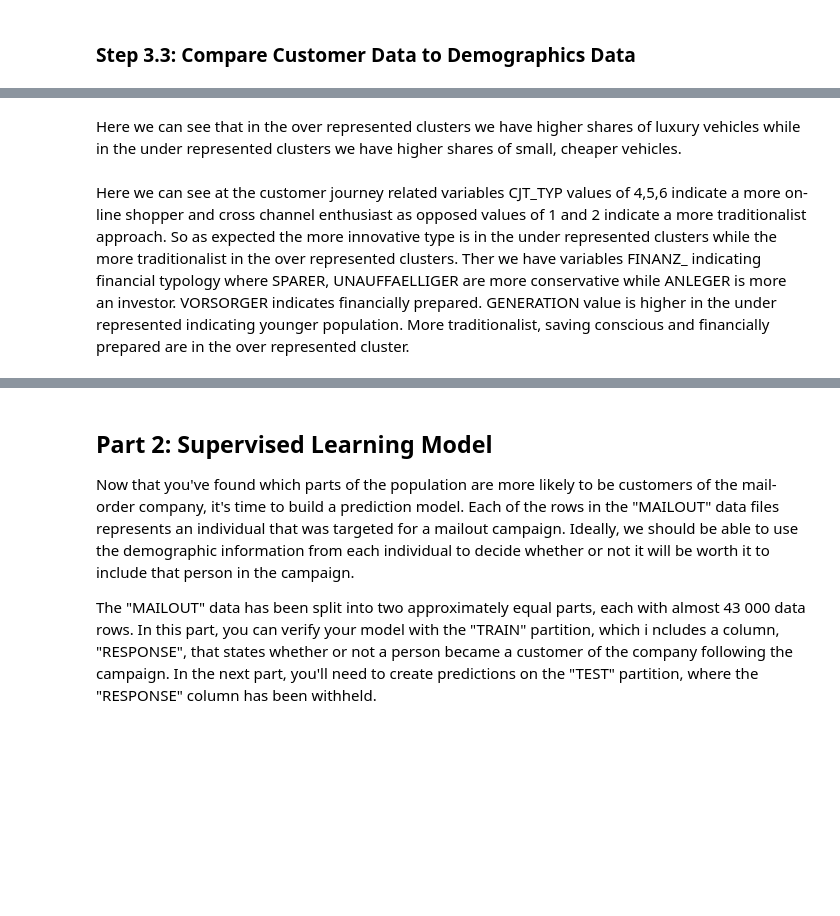
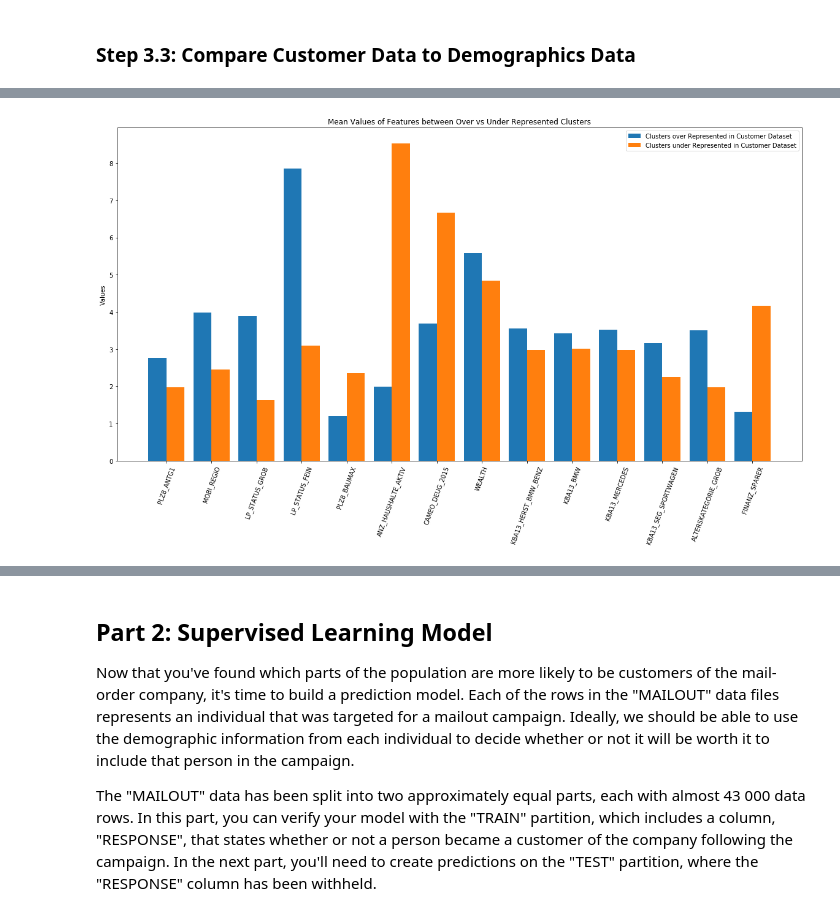
Before and after one commit to santamm/Customer-Segmentation, a Jupyter notebook: Arvato Project Workbook.ipynb, the cells around one changed output, grey strips where cells are left out. Saved outputs shown, nothing was run; the diff lists cells and outputs as text; code cells hidden in the pictures; blank space fills up the shorter version.

Commit message:
Customer Segmentation Report

```diff
--- a/Arvato Project Workbook.ipynb
+++ b/Arvato Project Workbook.ipynb
@@ -360,7 +472,7 @@ We will drop CAMEO_DEU_2015 (redundant), EINGEFUEGT_AM (has thousands of dates,
 def drop_categorical(df):
     """
     """
-    categorical_to_drop = ['CAMEO_DEU_2015','D19_LETZTER_KAUF_BRANCHE','EINGEFUEGT_AM','VERDICHTUNGSRAUM']
+    categorical_to_drop = ['CAMEO_DEU_2015','D19_LETZTER_KAUF_BRANCHE','EINGEFUEGT_AM','VERDICHTUNGSRAUM', 'LP_FAMILIE_GROB']
     df = df.drop(categorical_to_drop, axis=1)
     return df
 
@@ -1253,4 +1349,0 @@ customers = clean_data(customers, azdias_info)
-# %%
-# Feature Transformation
-#customers, imputers, scaler = feature_transformation(customers, azdias_info, imputers, scaler)
-customers = c_transformer.transform(customers)
@@ -1382,2 +1415,0 @@ centroids_df[second_component_pos].iloc[under_represented].mean(), centroids_df[
-# %% [markdown]
-Here we can see that in the over represented clusters we have higher shares of luxury vehicles while in the under represented clusters we have higher shares of small, cheaper vehicles.
@@ -1389,4 +1416,30 @@ centroids_df[third_component_pos].iloc[under_represented].mean(), centroids_df[t
-# %% [markdown]
-Here we can see at the customer journey related variables CJT_TYP values of 4,5,6 indicate a more on-line shopper and cross channel enthusiast as opposed values of 1 and 2 indicate a more traditionalist approach. So as expected the more innovative type is in the under represented clusters while the more traditionalist in the over represented clusters.
-Ther we have variables FINANZ_ indicating financial typology where SPARER, UNAUFFAELLIGER are more conservative while ANLEGER is more an investor. VORSORGER indicates financially prepared. GENERATION value is higher in the under represented indicating younger population.
-More traditionalist, saving conscious and financially prepared are in the over represented cluster.
+# %%
+# We calculate the inverse tranformation to retrieve the original values associated to the centroids
+centroids_df = pd.DataFrame(pca.inverse_transform(customer_centroids), columns=customers.columns)
+centroids_df = inv_features_transformation(centroids_df)
+
+over_represented = [0, 1]
+under_represented = [3, 4, 7, 8]
+# %%
+# Visualizations
+#pos1 = list(first_component_pos)+list(second_component_pos)+list(third_component_pos)+list(first_component_neg)+list(second_component_neg)+list(third_component_neg)
+
+clust_features = ['PLZ8_ANTG1','MOBI_REGIO', 'LP_STATUS_GROB', 'LP_STATUS_FEIN','PLZ8_BAUMAX', 'ANZ_HAUSHALTE_AKTIV', 'CAMEO_DEUG_2015', 'WEALTH',
+     'KBA13_HERST_BMW_BENZ', 'KBA13_BMW', 'KBA13_MERCEDES', 'KBA13_SEG_SPORTWAGEN', 'ALTERSKATEGORIE_GROB', 'FINANZ_SPARER']
+
+over_rep = centroids_df.loc[over_represented, clust_features].mean()
+under_rep = centroids_df.loc[under_represented, clust_features].mean()
+plt.figure(figsize=(20,10))
+ax = plt.subplot(111)
+features_idxs = [x for x in range(0,len(clust_features))]
+ax.bar(x=np.array(features_idxs)-0.2, height=over_rep.values, width=w, color=tableau20[0])
+ax.bar(x=np.array(features_idxs)+0.2, height=under_rep.values, width=w, color=tableau20[2])
+plt.ylabel('Values')
+
+plt.xticks(np.array(features_idxs), over_rep.index, rotation=70)
+plt.legend(['Clusters over Represented in Customer Dataset', 'Clusters under Represented in Customer Dataset'])
+plt.title('Mean Values of Features between Over vs Under Represented Clusters')
+plt.show()
+#+third_component_neg
+# %% [output]
+[figure, added]
```
Also changed, not shown: parts of 142 cells of this notebook.
